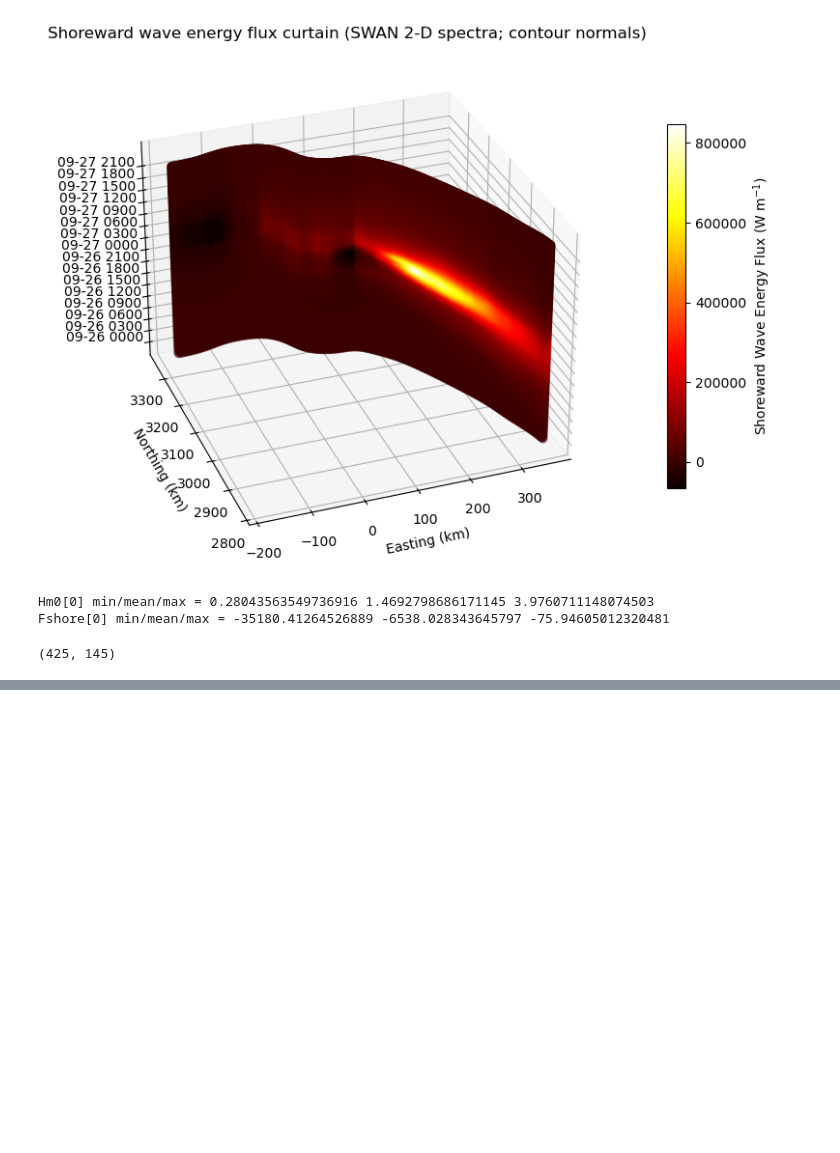
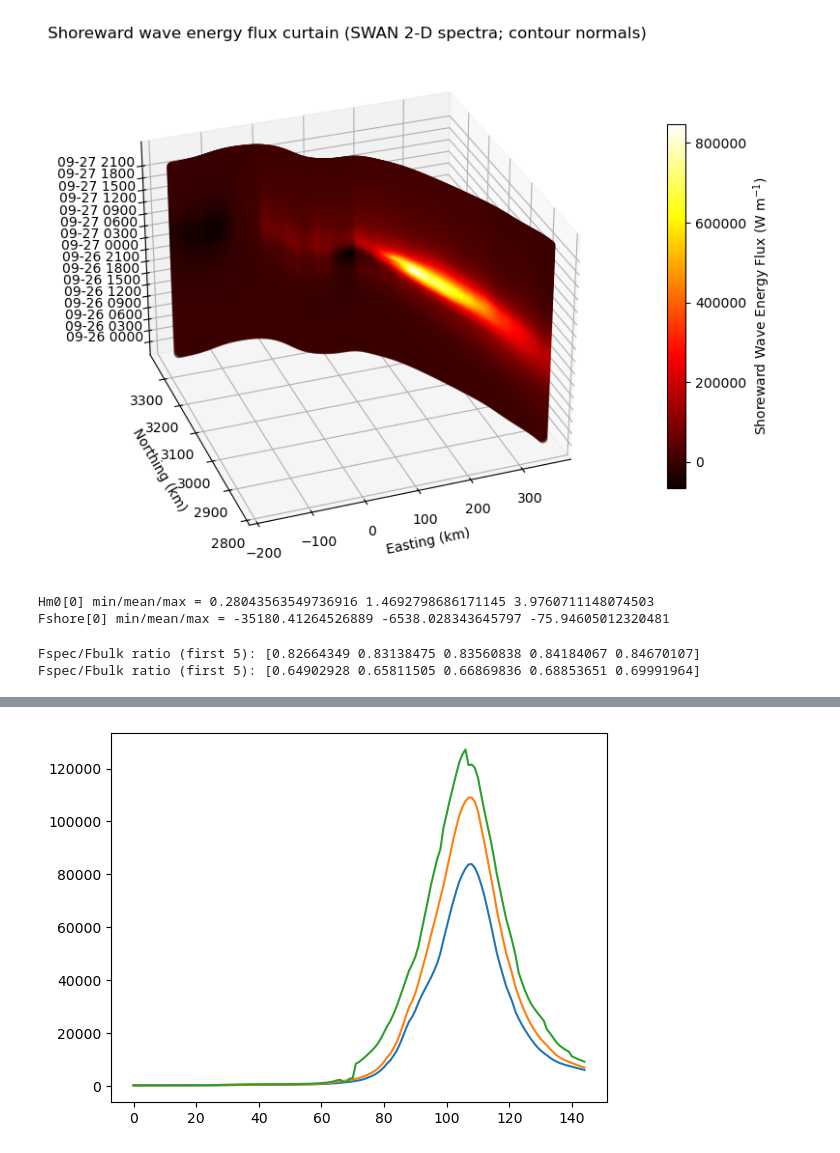
Before and after one commit to csherwood-usgs/NOPP_comparison, a Jupyter notebook: extract_adcirc_eflux_from_spc.ipynb, the cells around one changed output, grey strips where cells are left out. Drawn from its saved outputs; the diff is of its cells as text; code cells hidden in the pictures; blank space fills up the shorter version.

```diff
--- a/extract_eflux_from_spc.ipynb
+++ b/extract_adcirc_eflux_from_spc.ipynb
@@ -434,7 +434,3 @@ print("Fshore[0] min/mean/max =", Fshore_plot[0,:].min(), Fshore_plot[0,:].mean(
 [figure]
 Hm0[0] min/mean/max = 0.28043563549736916 1.4692798686171145 3.9760711148074503
 Fshore[0] min/mean/max = -35180.41264526889 -6538.028343645797 -75.94605012320481
-# %%
-np.shape(Fshore_plot)
-# %% [output]
-(425, 145)
@@ -441,3 +643,11 @@ np.shape(Fshore_plot)
+# %%
+print("Fspec/Fbulk ratio (first 5):", (Fmag[:5] / Fbulk[:5]))
+print("Fspec/Fbulk ratio (first 5):", (Fmag[:5] / FbulkTp[:5]))
+# %% [output]
+Fspec/Fbulk ratio (first 5): [0.82664349 0.83138475 0.83560838 0.84184067 0.84670107]
+Fspec/Fbulk ratio (first 5): [0.64902928 0.65811505 0.66869836 0.68853651 0.69991964]
 # %%
-print(times_plot[97+47])
+plt.plot(Fmag)
+plt.plot(Fbulk)
+plt.plot(FbulkTp)
 # %% [output]
@@ -444,0 +655 @@ print(times_plot[97+47])
+[figure, added]
```
Also changed, not shown: parts of 4 cells of this notebook.
